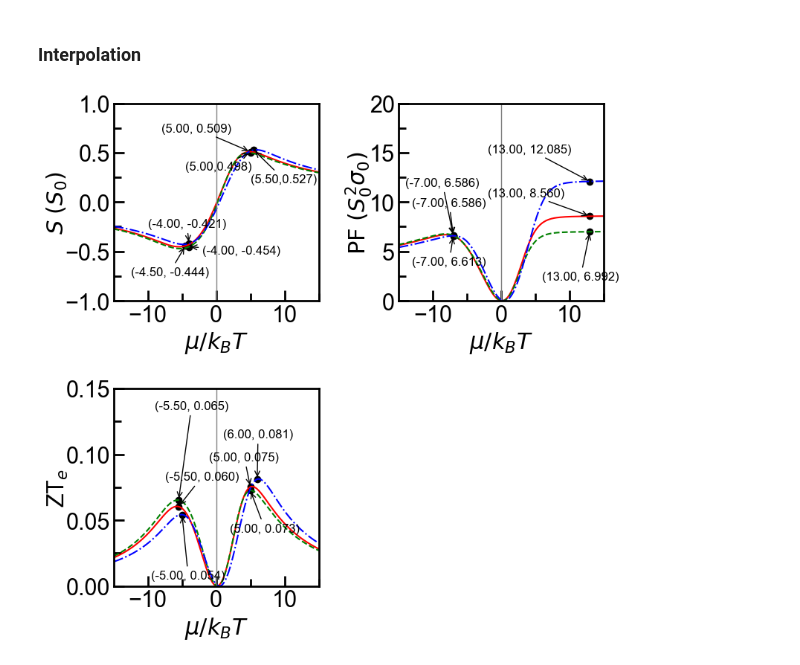
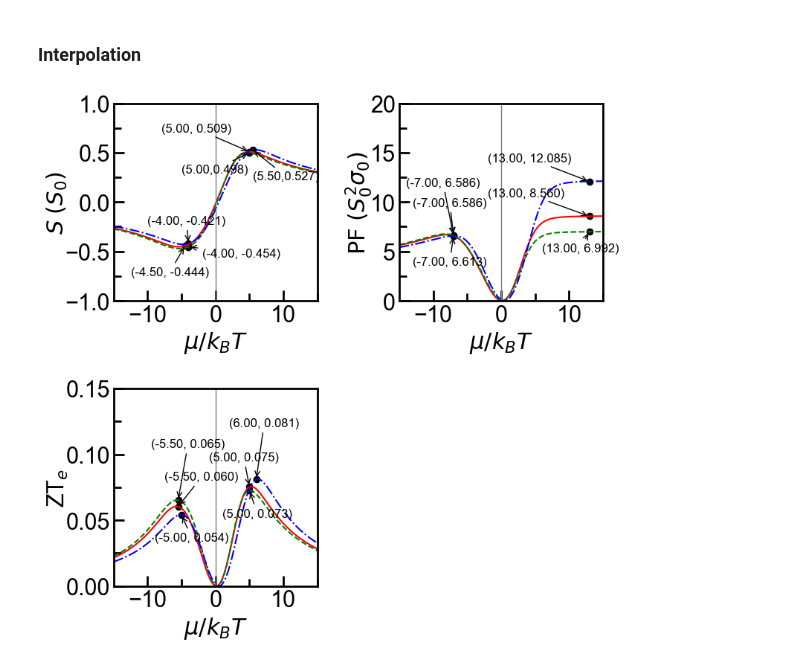
Before and after one commit to Normanthen/NLS-Thermoelectrics, a Jupyter notebook: Type I NLS/2BM-TypeI.ipynb, the cells around one changed output. Saved outputs shown, nothing was run; the diff lists cells and outputs as text; code cells hidden in the pictures.

```diff
--- a/Type I NLS/2BM-TypeI.ipynb
+++ b/Type I NLS/2BM-TypeI.ipynb
@@ -1181,7 +1181,7 @@ axSeebeck.annotate(f'({dsrd_muS1n:.2f}, {dsrd_S1n:.3f})',
 axSeebeck.scatter(dsrd_muS2n,dsrd_S2n,color='black') #green
 axSeebeck.annotate(f'({dsrd_muS2n:.2f},{dsrd_S2n:.3f})',
             xy=(dsrd_muS2n,dsrd_S2n),
-            xytext=(dsrd_muS3n-10,dsrd_S3n-0.2),
+            xytext=(dsrd_muS2n-10,dsrd_S2n-0.2),
             arrowprops=dict(facecolor='black', arrowstyle='->'),
             fontsize='12'
             )
@@ -1189,7 +1189,7 @@ axSeebeck.annotate(f'({dsrd_muS2n:.2f},{dsrd_S2n:.3f})',
 axSeebeck.scatter(dsrd_muS3n,dsrd_S3n,color='black') #blue
 axSeebeck.annotate(f'({dsrd_muS3n:.2f},{dsrd_S3n:.3f})',
             xy=(dsrd_muS3n,dsrd_S3n),
-            xytext=(dsrd_muS2n,dsrd_S2n-0.3),
+            xytext=(dsrd_muS3n,dsrd_S3n-0.3),
             arrowprops=dict(facecolor='black', arrowstyle='->'),
             fontsize='12'
             )
@@ -1214,7 +1214,7 @@ axSeebeck.annotate(f'({dsrd_muS1p:.2f}, {dsrd_S1p:.3f})', #add a text annotation
 axSeebeck.scatter(dsrd_muS2p,dsrd_S2p,color='black') #green
 axSeebeck.annotate(f'({dsrd_muS2p:.2f}, {dsrd_S2p:.3f})', #add a text annotation at that point
              xy=(dsrd_muS2p, dsrd_S2p),
-             xytext=(dsrd_muS3p+2, dsrd_S3p-0.1),
+             xytext=(dsrd_muS2p+2, dsrd_S2p-0.1),
              arrowprops=dict(facecolor='black', arrowstyle='->'),
              fontsize='12'
              )
@@ -1222,7 +1222,7 @@ axSeebeck.annotate(f'({dsrd_muS2p:.2f}, {dsrd_S2p:.3f})', #add a text annotation
 axSeebeck.scatter(dsrd_muS3p,dsrd_S3p,color='black') #blue
 axSeebeck.annotate(f'({dsrd_muS3p:.2f}, {dsrd_S3p:.3f})', #add a text annotation at that point
              xy=(dsrd_muS3p, dsrd_S3p),
-             xytext=(dsrd_muS2p-6, dsrd_S2p+0.2),
+             xytext=(dsrd_muS3p-6, dsrd_S3p+0.2),
              arrowprops=dict(facecolor='black', arrowstyle='->'),
              fontsize='12'
              )
@@ -1249,7 +1249,7 @@ axPF.annotate(f'({dsrd_muPF1n:.2f}, {dsrd_PF1n:.3f})',
 axPF.scatter(dsrd_muPF2n, dsrd_PF2n,color='black') #green
 axPF.annotate(f'({dsrd_muPF2n:.2f}, {dsrd_PF2n:.3f})',
              xy=(dsrd_muPF2n, dsrd_PF2n),  #add a text annotation at that point
-             xytext=(dsrd_muPF3n-7, dsrd_PF3n-10),
+             xytext=(dsrd_muPF2n-7, dsrd_PF2n-2),
              arrowprops=dict(facecolor='black', arrowstyle='->'),
              fontsize='12'
              )
@@ -1257,7 +1257,7 @@ axPF.annotate(f'({dsrd_muPF2n:.2f}, {dsrd_PF2n:.3f})',
 axPF.scatter(dsrd_muPF3n, dsrd_PF3n,color='black') #blue
 axPF.annotate(f'({dsrd_muPF3n:.2f}, {dsrd_PF3n:.3f})',
              xy=(dsrd_muPF3n, dsrd_PF3n),  #add a text annotation at that point
-             xytext=(dsrd_muPF2n-15, dsrd_PF2n+8),
+             xytext=(dsrd_muPF3n-15, dsrd_PF3n+2),
              arrowprops=dict(facecolor='black', arrowstyle='->'),
              fontsize='12'
              )
@@ -1318,7 +1318,7 @@ axZT.annotate(f'({dsrd_muZT1n:.2f}, {dsrd_ZT1n:.3f})',
 axZT.scatter(dsrd_muZT2n, dsrd_ZT2n,color='black') #green
 axZT.annotate(f'({dsrd_muZT2n:.2f}, {dsrd_ZT2n:.3f})',
              xy=(dsrd_muZT2n, dsrd_ZT2n),  #add a text annotation at that point
-             xytext=(dsrd_muZT3n-4, dsrd_ZT3n-0.04),
+             xytext=(dsrd_muZT2n-4, dsrd_ZT2n-0.02),
              arrowprops=dict(facecolor='black', arrowstyle='->'),
              fontsize='12'
              )
@@ -1326,7 +1326,7 @@ axZT.annotate(f'({dsrd_muZT2n:.2f}, {dsrd_ZT2n:.3f})',
 axZT.scatter(dsrd_muZT3n, dsrd_ZT3n,color='black') #blue
 axZT.annotate(f'({dsrd_muZT3n:.2f}, {dsrd_ZT3n:.3f})',
              xy=(dsrd_muZT3n, dsrd_ZT3n),  #add a text annotation at that point
-             xytext=(dsrd_muZT2n-4, dsrd_ZT2n+0.04),
+             xytext=(dsrd_muZT3n-4, dsrd_ZT3n+0.04),
              arrowprops=dict(facecolor='black', arrowstyle='->'),
              fontsize='12'
              )
@@ -1339,36 +1339,36 @@ dsrd_muZT3p=-5
 
 dsrd_ZT1p = np.interp(dsrd_muZT1p, eta, ZT(eta+eshiftm1,e0,vF1,eff_mass1)*T)
 dsrd_ZT2p = np.interp(dsrd_muZT2p, eta, ZT(eta+eshiftm2,e0,vF1,eff_mass2)*T)
 dsrd_ZT3p = np.interp(dsrd_muZT3p, eta, ZT(eta+eshiftm3,e0,vF1,eff_mass3)*T)
 
 axZT.scatter(dsrd_muZT1p, dsrd_ZT1p,color='black') #red
 axZT.annotate(f'({dsrd_muZT1p:.2f}, {dsrd_ZT1p:.3f})',
              xy=(dsrd_muZT1p, dsrd_ZT1p),  #add a text annotation at that point
              xytext=(dsrd_muZT1p-2, dsrd_ZT1p+0.02),
              arrowprops=dict(facecolor='black', arrowstyle='->'),
              fontsize='12'
              )
 
 axZT.scatter(dsrd_muZT2p, dsrd_ZT2p,color='black') #green
 axZT.annotate(f'({dsrd_muZT2p:.2f}, {dsrd_ZT2p:.3f})',
              xy=(dsrd_muZT2p, dsrd_ZT2p),  #add a text annotation at that point
-             xytext=(dsrd_muZT3p-4, dsrd_ZT3p+0.08),
+             xytext=(dsrd_muZT2p-4, dsrd_ZT2p+0.04),
              arrowprops=dict(facecolor='black', arrowstyle='->'),
              fontsize='12'
              )
 
 axZT.scatter(dsrd_muZT3p, dsrd_ZT3p,color='black') #blue
 axZT.annotate(f'({dsrd_muZT3p:.2f}, {dsrd_ZT3p:.3f})',
              xy=(dsrd_muZT3p, dsrd_ZT3p),  #add a text annotation at that point
-             xytext=(dsrd_muZT2p-4, dsrd_ZT2p-0.06),
+             xytext=(dsrd_muZT3p-4, dsrd_ZT3p-0.02),
              arrowprops=dict(facecolor='black', arrowstyle='->'),
              fontsize='12'
              )
 
 plt.tight_layout()
 #plt.savefig('../Figures/2BM/TypeI_output_m_raw.pdf')
 # %% [output]
-[figure, old version]
+[figure, new version]
 # %%
 #Seebeck coefficient
 
```
Also changed, not shown: 6 other files.
